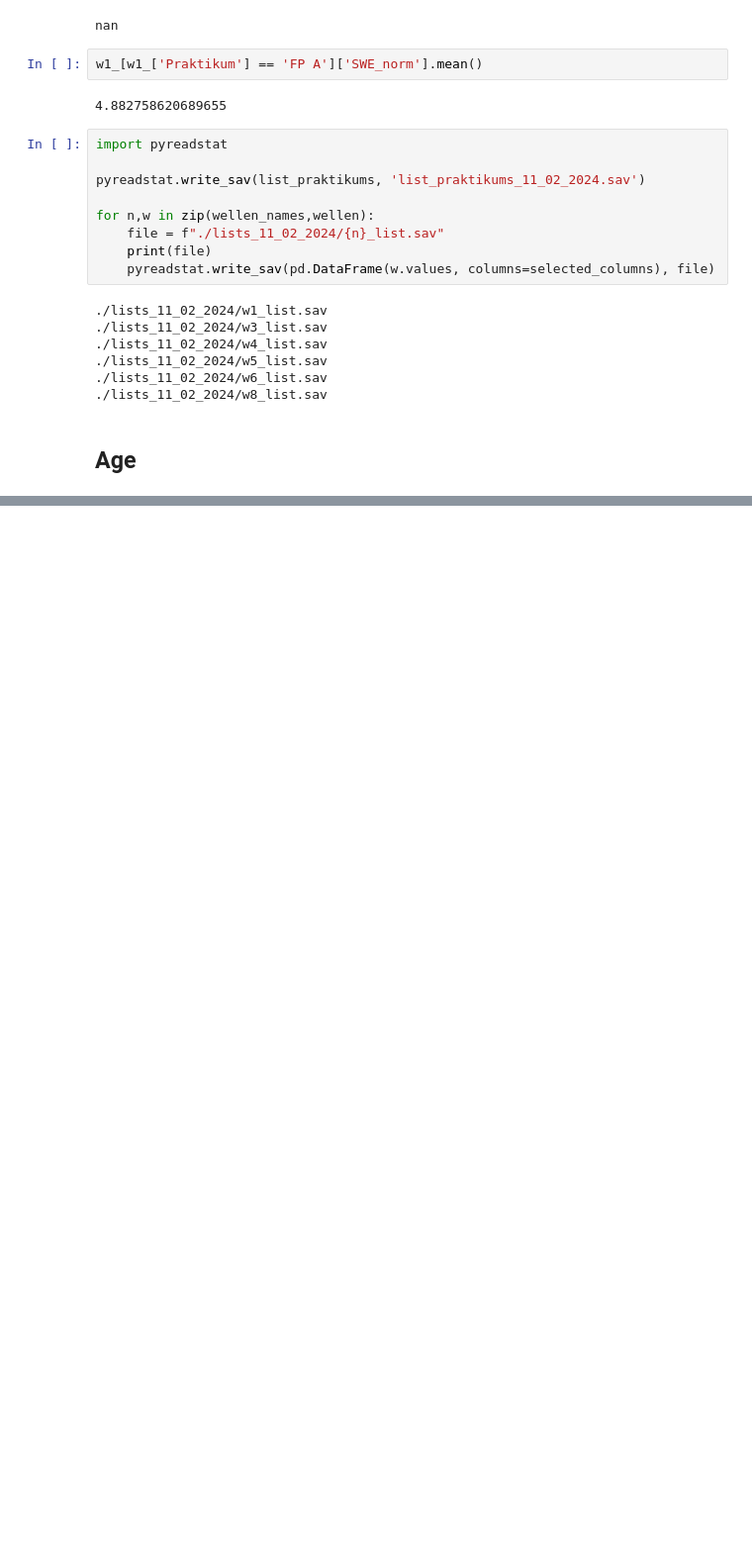
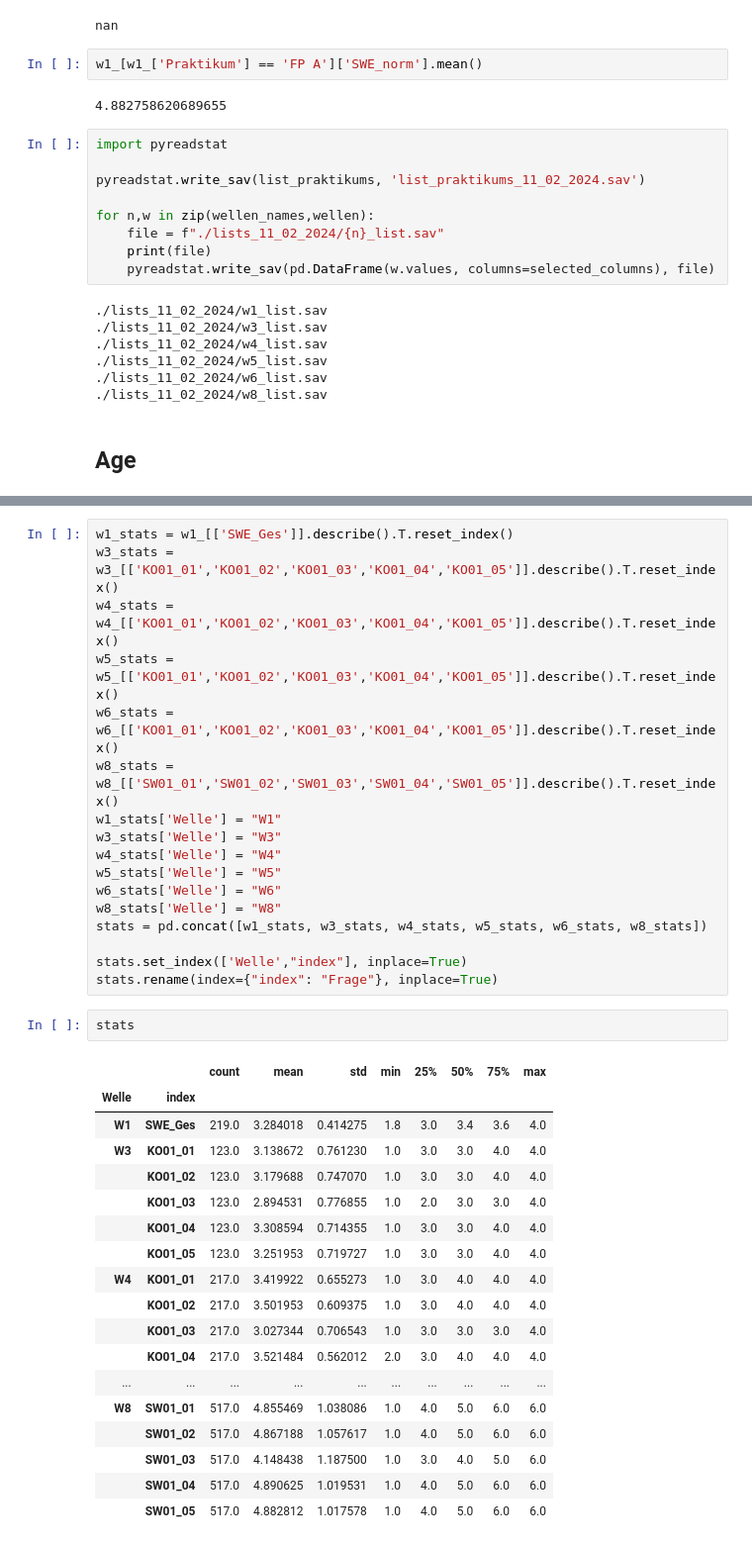
Before and after one commit to annaromankiewicz/masterarbeit, a Jupyter notebook: Analysis.ipynb, the cells around one changed output, grey strips where cells are left out. Shown at 99% size. Cells and saved outputs as stored; diff of their text form; blank space fills up the shorter version.

Commit message:
stats per question

```diff
--- a/Analysis.ipynb
+++ b/Analysis.ipynb
@@ -401,3 +423,41 @@ wellen_all[['welle','geschlecht','age']].groupby(by=["welle","geschlecht"]).medi
 | w8 | divers | 22.0 |
 |  | männlich | 24.0 |
 |  | weiblich | 22.0 |
+# %%
+w1_stats = w1_[['SWE_Ges']].describe().T.reset_index()
+w3_stats = w3_[['KO01_01','KO01_02','KO01_03','KO01_04','KO01_05']].describe().T.reset_index()
+w4_stats = w4_[['KO01_01','KO01_02','KO01_03','KO01_04','KO01_05']].describe().T.reset_index()
+w5_stats = w5_[['KO01_01','KO01_02','KO01_03','KO01_04','KO01_05']].describe().T.reset_index()
+w6_stats = w6_[['KO01_01','KO01_02','KO01_03','KO01_04','KO01_05']].describe().T.reset_index()
+w8_stats = w8_[['SW01_01','SW01_02','SW01_03','SW01_04','SW01_05']].describe().T.reset_index()
+w1_stats['Welle'] = "W1"
+w3_stats['Welle'] = "W3"
+w4_stats['Welle'] = "W4"
+w5_stats['Welle'] = "W5"
+w6_stats['Welle'] = "W6"
+w8_stats['Welle'] = "W8"
+stats = pd.concat([w1_stats, w3_stats, w4_stats, w5_stats, w6_stats, w8_stats])
+
+stats.set_index(['Welle',"index"], inplace=True)
+stats.rename(index={"index": "Frage"}, inplace=True)
+# %%
+stats
+# %% [output]
+|  |  | count | mean | std | min | 25% | 50% | 75% | max |
+| Welle | index |  |  |  |  |  |  |  |  |
+| W1 | SWE_Ges | 219.0 | 3.284018 | 0.414275 | 1.8 | 3.0 | 3.4 | 3.6 | 4.0 |
+| W3 | KO01_01 | 123.0 | 3.138672 | 0.761230 | 1.0 | 3.0 | 3.0 | 4.0 | 4.0 |
+|  | KO01_02 | 123.0 | 3.179688 | 0.747070 | 1.0 | 3.0 | 3.0 | 4.0 | 4.0 |
+|  | KO01_03 | 123.0 | 2.894531 | 0.776855 | 1.0 | 2.0 | 3.0 | 3.0 | 4.0 |
+|  | KO01_04 | 123.0 | 3.308594 | 0.714355 | 1.0 | 3.0 | 3.0 | 4.0 | 4.0 |
+|  | KO01_05 | 123.0 | 3.251953 | 0.719727 | 1.0 | 3.0 | 3.0 | 4.0 | 4.0 |
+| W4 | KO01_01 | 217.0 | 3.419922 | 0.655273 | 1.0 | 3.0 | 4.0 | 4.0 | 4.0 |
+|  | KO01_02 | 217.0 | 3.501953 | 0.609375 | 1.0 | 3.0 | 4.0 | 4.0 | 4.0 |
+|  | KO01_03 | 217.0 | 3.027344 | 0.706543 | 1.0 | 3.0 | 3.0 | 3.0 | 4.0 |
+|  | KO01_04 | 217.0 | 3.521484 | 0.562012 | 2.0 | 3.0 | 4.0 | 4.0 | 4.0 |
+| ... | ... | ... | ... | ... | ... | ... | ... | ... | ... |
+| W8 | SW01_01 | 517.0 | 4.855469 | 1.038086 | 1.0 | 4.0 | 5.0 | 6.0 | 6.0 |
+|  | SW01_02 | 517.0 | 4.867188 | 1.057617 | 1.0 | 4.0 | 5.0 | 6.0 | 6.0 |
+|  | SW01_03 | 517.0 | 4.148438 | 1.187500 | 1.0 | 3.0 | 4.0 | 5.0 | 6.0 |
+|  | SW01_04 | 517.0 | 4.890625 | 1.019531 | 1.0 | 4.0 | 5.0 | 6.0 | 6.0 |
+|  | SW01_05 | 517.0 | 4.882812 | 1.017578 | 1.0 | 4.0 | 5.0 | 6.0 | 6.0 |
```
Also changed, not shown: parts of 11 cells of this notebook, 7 other files.
